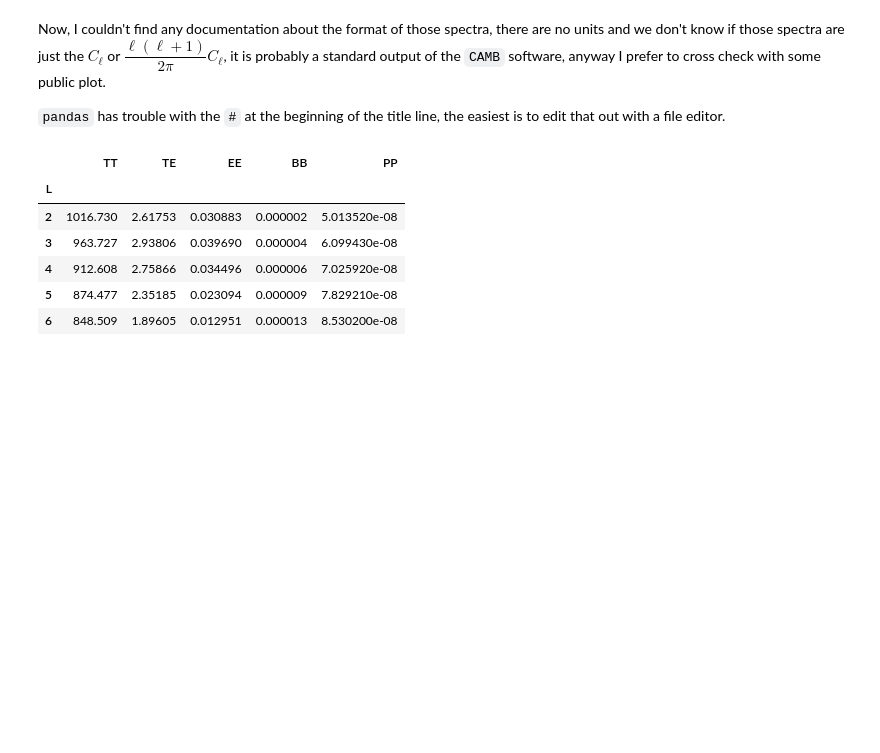
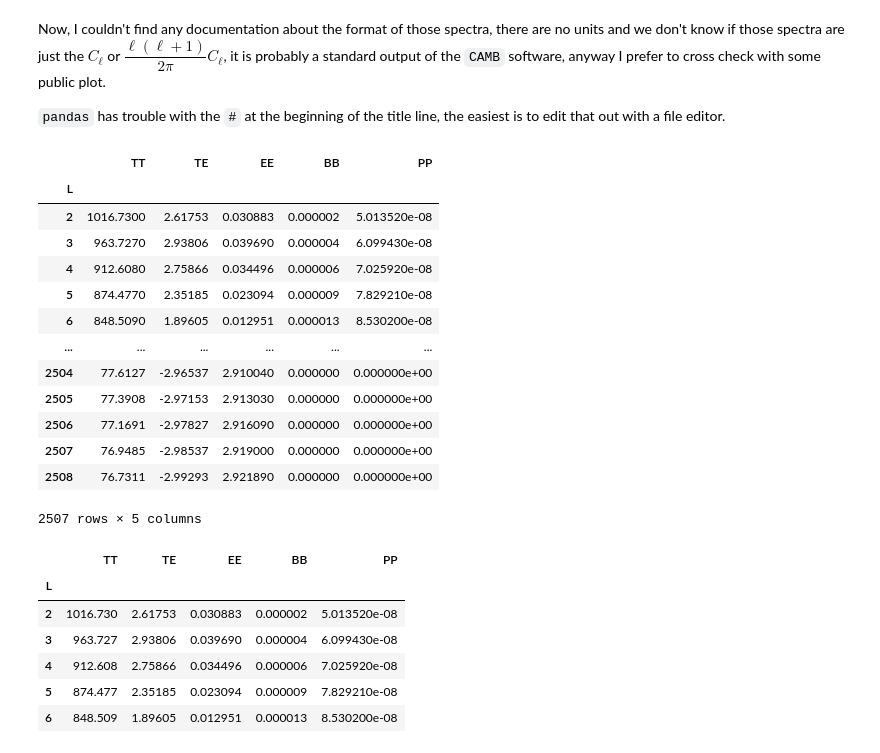
Before and after one commit to zonca/zonca-blog, a Jupyter notebook: _notebooks/2020-09-30-planck-spectra-healpy.ipynb, the cells around one changed output. Cells and saved outputs as stored; diff of their text form; code cells hidden in the pictures; blank space fills up the shorter version.

```diff
--- a/_notebooks/2020-09-30-planck-spectra-healpy.ipynb
+++ b/_notebooks/2020-09-30-planck-spectra-healpy.ipynb
@@ -47,6 +47,23 @@ it is probably a standard output of the `CAMB` software, anyway I prefer to cros
 # %%
 input_cl = pd.read_csv("COM_PowerSpect_CMB-base-plikHM-TTTEEE-lowl-lowE-lensing-minimum-theory_R3.01.txt",
                        delim_whitespace=True, index_col=0)
+# %%
+input_cl
+# %% [output]
+|  | TT | TE | EE | BB | PP |
+| L |  |  |  |  |  |
+| 2 | 1016.7300 | 2.61753 | 0.030883 | 0.000002 | 5.013520e-08 |
+| 3 | 963.7270 | 2.93806 | 0.039690 | 0.000004 | 6.099430e-08 |
+| 4 | 912.6080 | 2.75866 | 0.034496 | 0.000006 | 7.025920e-08 |
+| 5 | 874.4770 | 2.35185 | 0.023094 | 0.000009 | 7.829210e-08 |
+| 6 | 848.5090 | 1.89605 | 0.012951 | 0.000013 | 8.530200e-08 |
+| ... | ... | ... | ... | ... | ... |
+| 2504 | 77.6127 | -2.96537 | 2.910040 | 0.000000 | 0.000000e+00 |
+| 2505 | 77.3908 | -2.97153 | 2.913030 | 0.000000 | 0.000000e+00 |
+| 2506 | 77.1691 | -2.97827 | 2.916090 | 0.000000 | 0.000000e+00 |
+| 2507 | 76.9485 | -2.98537 | 2.919000 | 0.000000 | 0.000000e+00 |
+| 2508 | 76.7311 | -2.99293 | 2.921890 | 0.000000 | 0.000000e+00 |
+2507 rows × 5 columns
 # %%
 input_cl.head()
 # %% [output]
```
Also changed, not shown: parts of 7 cells of this notebook.
